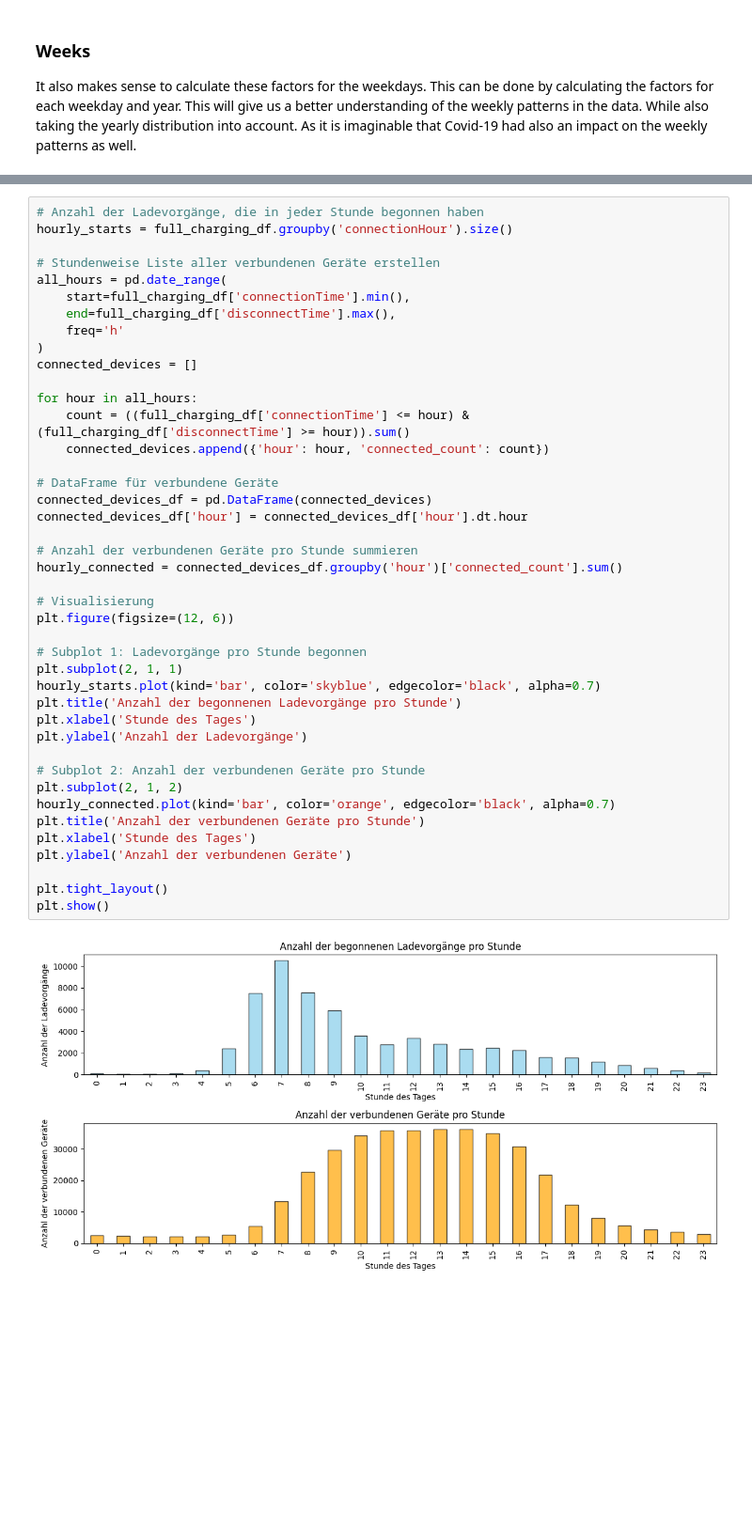
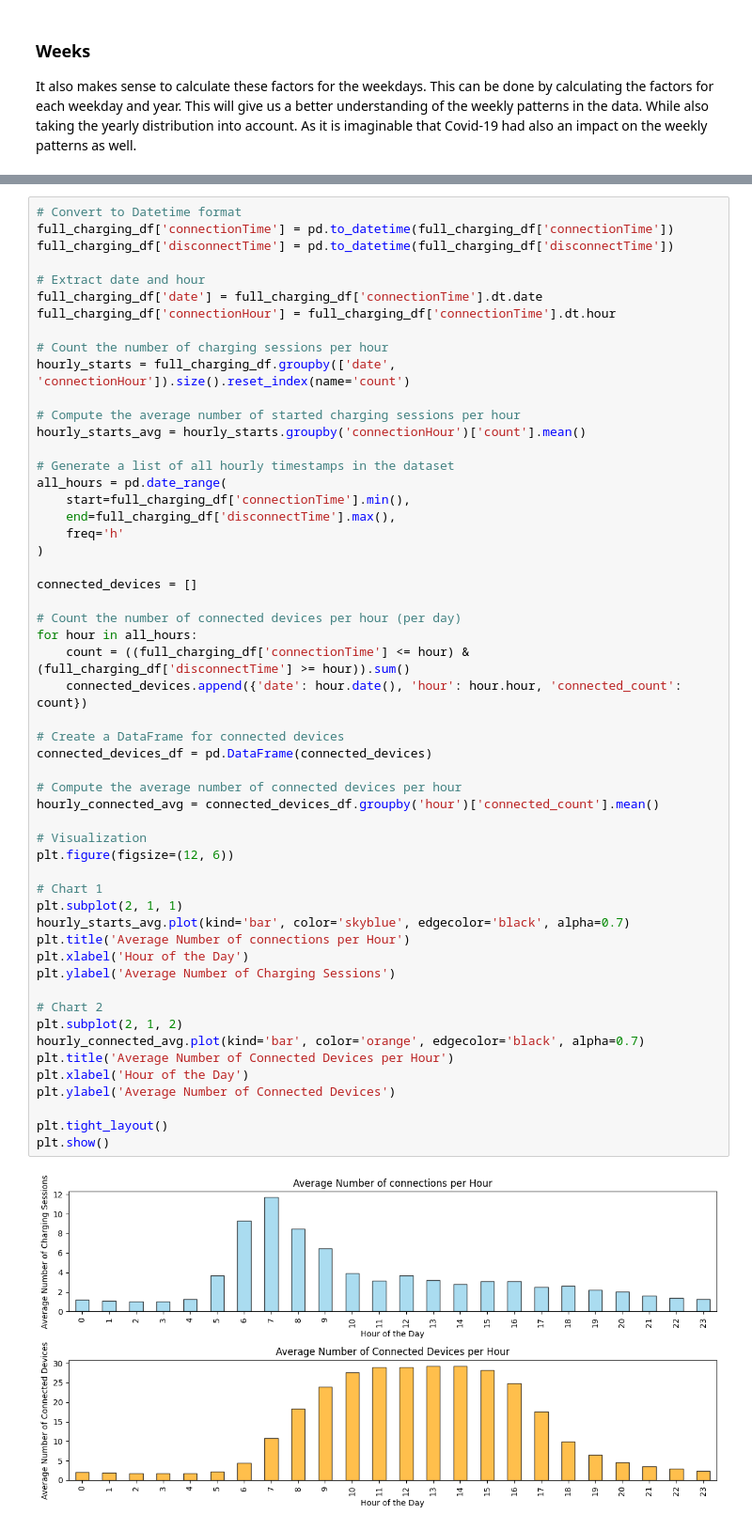
Before and after one commit to Amocon/A-Team_AA-Team-Assignment_2024, a Jupyter notebook: aa_team_assignment/02_1_temporal_patterns_and_seasonality.ipynb, the cells around one changed output, grey strips where cells are left out. Shown at 94% size. Cells and saved outputs as stored; diff of their text form; blank space fills up the shorter version.

```diff
--- a/aa_team_assignment/02_1_temporal_patterns_and_seasonality.ipynb
+++ b/aa_team_assignment/02_1_temporal_patterns_and_seasonality.ipynb
@@ -248,44 +278,56 @@ weekday_factors.drop(['year'], axis=1).groupby('weekday').mean()
 # %%
-# Anzahl der Ladevorgänge, die in jeder Stunde begonnen haben
-hourly_starts = full_charging_df.groupby('connectionHour').size()
+# Convert to Datetime format
+full_charging_df['connectionTime'] = pd.to_datetime(full_charging_df['connectionTime'])
+full_charging_df['disconnectTime'] = pd.to_datetime(full_charging_df['disconnectTime'])
 
-# Stundenweise Liste aller verbundenen Geräte erstellen
+# Extract date and hour
+full_charging_df['date'] = full_charging_df['connectionTime'].dt.date
+full_charging_df['connectionHour'] = full_charging_df['connectionTime'].dt.hour
+
+# Count the number of charging sessions per hour
+hourly_starts = full_charging_df.groupby(['date', 'connectionHour']).size().reset_index(name='count')
+
+# Compute the average number of started charging sessions per hour
+hourly_starts_avg = hourly_starts.groupby('connectionHour')['count'].mean()
+
+# Generate a list of all hourly timestamps in the dataset
 all_hours = pd.date_range(
     start=full_charging_df['connectionTime'].min(),
     end=full_charging_df['disconnectTime'].max(),
     freq='h'
 )
+
 connected_devices = []
 
+# Count the number of connected devices per hour (per day)
 for hour in all_hours:
     count = ((full_charging_df['connectionTime'] <= hour) & (full_charging_df['disconnectTime'] >= hour)).sum()
-    connected_devices.append({'hour': hour, 'connected_count': count})
+    connected_devices.append({'date': hour.date(), 'hour': hour.hour, 'connected_count': count})
 
-# DataFrame für verbundene Geräte
+# Create a DataFrame for connected devices
 connected_devices_df = pd.DataFrame(connected_devices)
-connected_devices_df['hour'] = connected_devices_df['hour'].dt.hour
 
-# Anzahl der verbundenen Geräte pro Stunde summieren
-hourly_connected = connected_devices_df.groupby('hour')['connected_count'].sum()
+# Compute the average number of connected devices per hour
+hourly_connected_avg = connected_devices_df.groupby('hour')['connected_count'].mean()
 
-# Visualisierung
+# Visualization
 plt.figure(figsize=(12, 6))
 
-# Subplot 1: Ladevorgänge pro Stunde begonnen
+# Chart 1
 plt.subplot(2, 1, 1)
-hourly_starts.plot(kind='bar', color='skyblue', edgecolor='black', alpha=0.7)
-plt.title('Anzahl der begonnenen Ladevorgänge pro Stunde')
-plt.xlabel('Stunde des Tages')
-plt.ylabel('Anzahl der Ladevorgänge')
+hourly_starts_avg.plot(kind='bar', color='skyblue', edgecolor='black', alpha=0.7)
+plt.title('Average Number of connections per Hour')
+plt.xlabel('Hour of the Day')
+plt.ylabel('Average Number of Charging Sessions')
 
-# Subplot 2: Anzahl der verbundenen Geräte pro Stunde
+# Chart 2
 plt.subplot(2, 1, 2)
-hourly_connected.plot(kind='bar', color='orange', edgecolor='black', alpha=0.7)
-plt.title('Anzahl der verbundenen Geräte pro Stunde')
-plt.xlabel('Stunde des Tages')
-plt.ylabel('Anzahl der verbundenen Geräte')
+hourly_connected_avg.plot(kind='bar', color='orange', edgecolor='black', alpha=0.7)
+plt.title('Average Number of Connected Devices per Hour')
+plt.xlabel('Hour of the Day')
+plt.ylabel('Average Number of Connected Devices')
 
 plt.tight_layout()
 plt.show()
 # %% [output]
-[figure, old version]
+[figure, new version]
```
Also changed, not shown: parts of 25 cells of this notebook, 1 other file.
